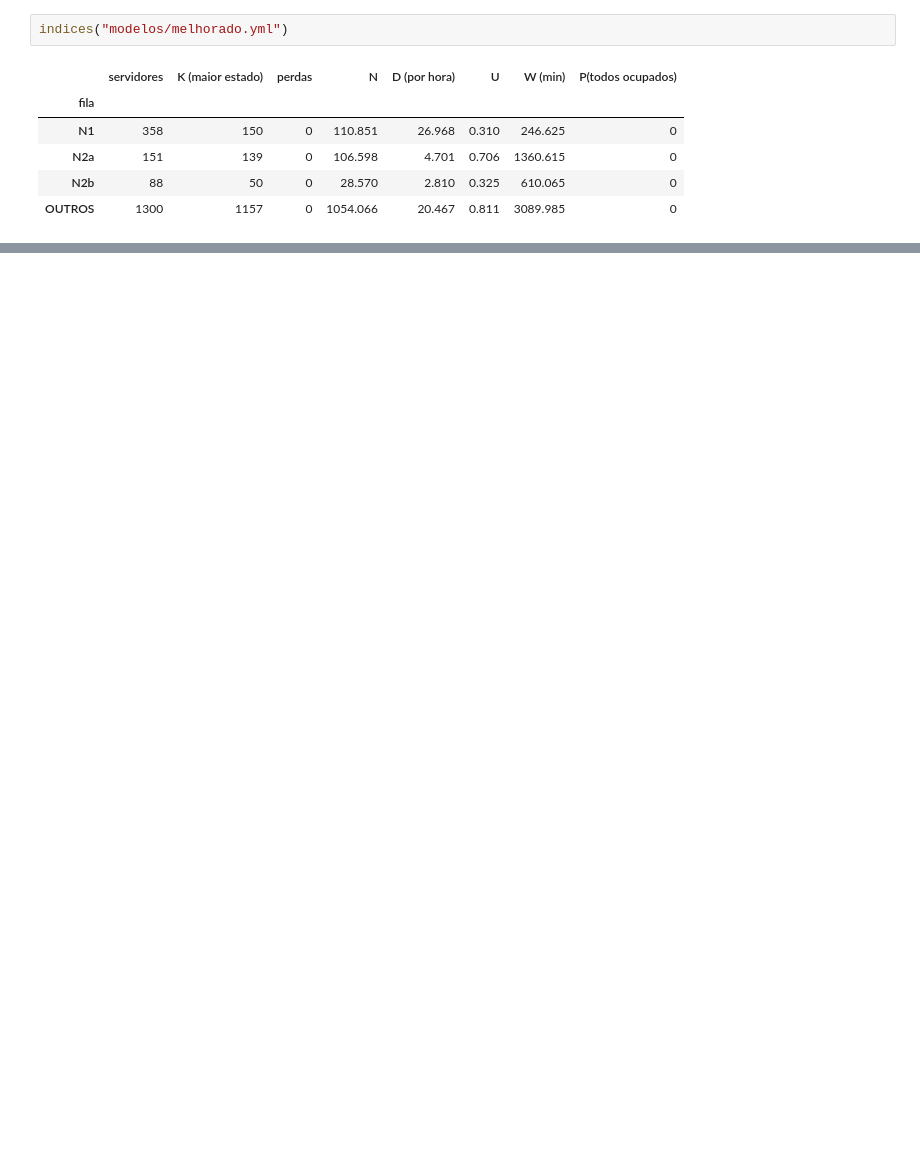
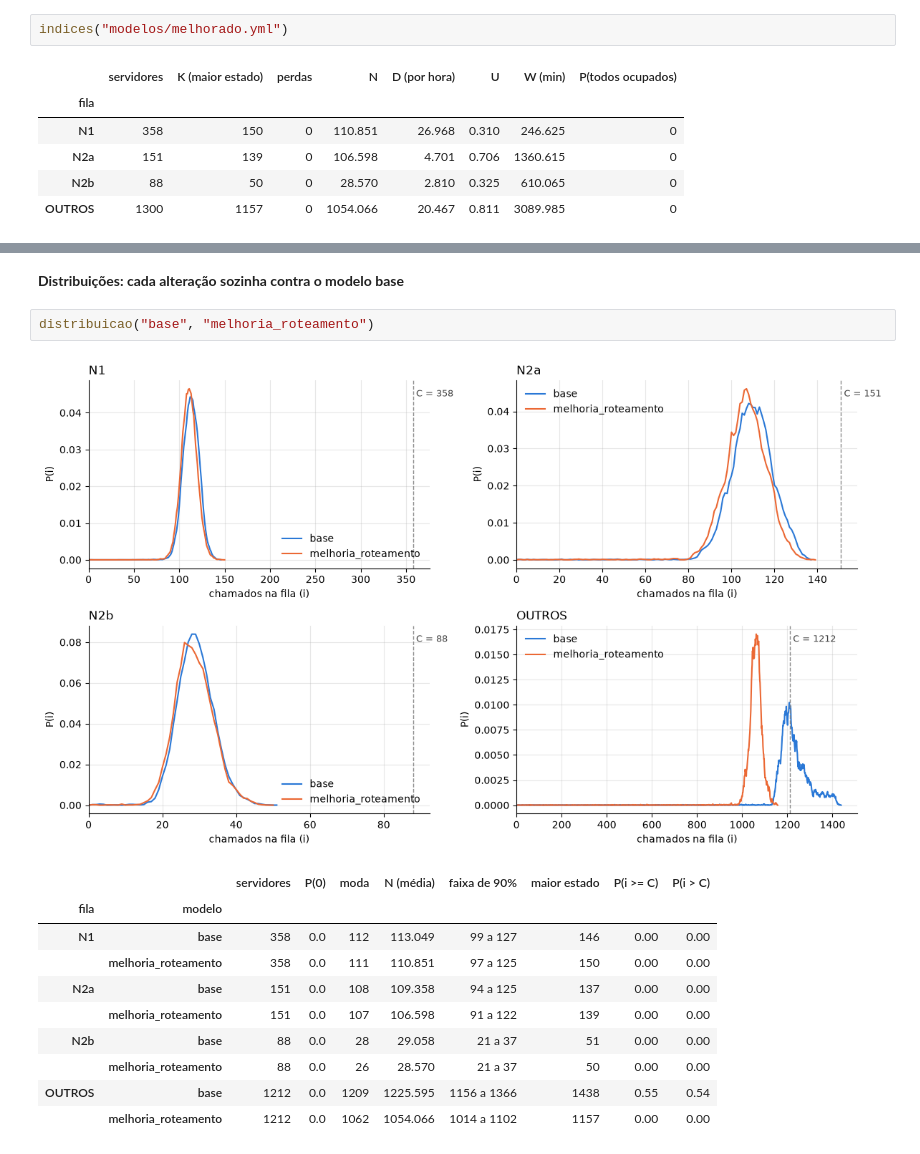
Before and after one commit to germanocorrea/simple-queue-simulator--pucrs, a Jupyter notebook: tratamento.ipynb, the cells around one changed output, grey strips where cells are left out. Saved outputs shown, nothing was run; the diff lists cells and outputs as text; blank space fills up the shorter version.

```diff
--- a/tratamento.ipynb
+++ b/tratamento.ipynb
@@ -283,0 +491,16 @@ indices("modelos/melhorado.yml")
+# %% [markdown]
+**Distribuições: cada alteração sozinha contra o modelo base**
+# %%
+distribuicao("base", "melhoria_roteamento")
+# %% [output]
+[figure, added]
+|  |  | servidores | P(0) | moda | N (média) | faixa de 90% | maior estado | P(i >= C) | P(i > C) |
+| fila | modelo |  |  |  |  |  |  |  |  |
+| N1 | base | 358 | 0.0 | 112 | 113.049 | 99 a 127 | 146 | 0.00 | 0.00 |
+|  | melhoria_roteamento | 358 | 0.0 | 111 | 110.851 | 97 a 125 | 150 | 0.00 | 0.00 |
+| N2a | base | 151 | 0.0 | 108 | 109.358 | 94 a 125 | 137 | 0.00 | 0.00 |
+|  | melhoria_roteamento | 151 | 0.0 | 107 | 106.598 | 91 a 122 | 139 | 0.00 | 0.00 |
+| N2b | base | 88 | 0.0 | 28 | 29.058 | 21 a 37 | 51 | 0.00 | 0.00 |
+|  | melhoria_roteamento | 88 | 0.0 | 26 | 28.570 | 21 a 37 | 50 | 0.00 | 0.00 |
+| OUTROS | base | 1212 | 0.0 | 1209 | 1225.595 | 1156 a 1366 | 1438 | 0.55 | 0.54 |
+|  | melhoria_roteamento | 1212 | 0.0 | 1062 | 1054.066 | 1014 a 1102 | 1157 | 0.00 | 0.00 |
```
Also changed, not shown: parts of 20 cells of this notebook, 2 other files.
